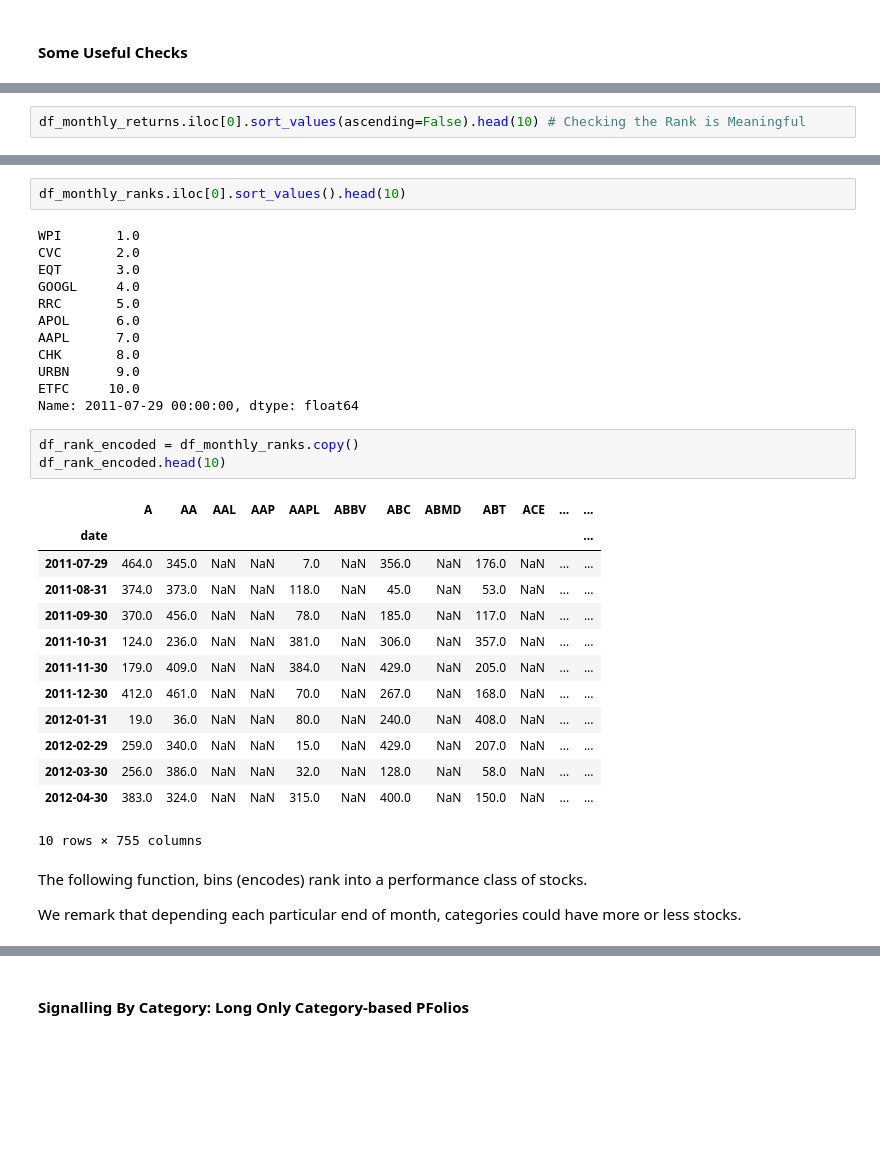
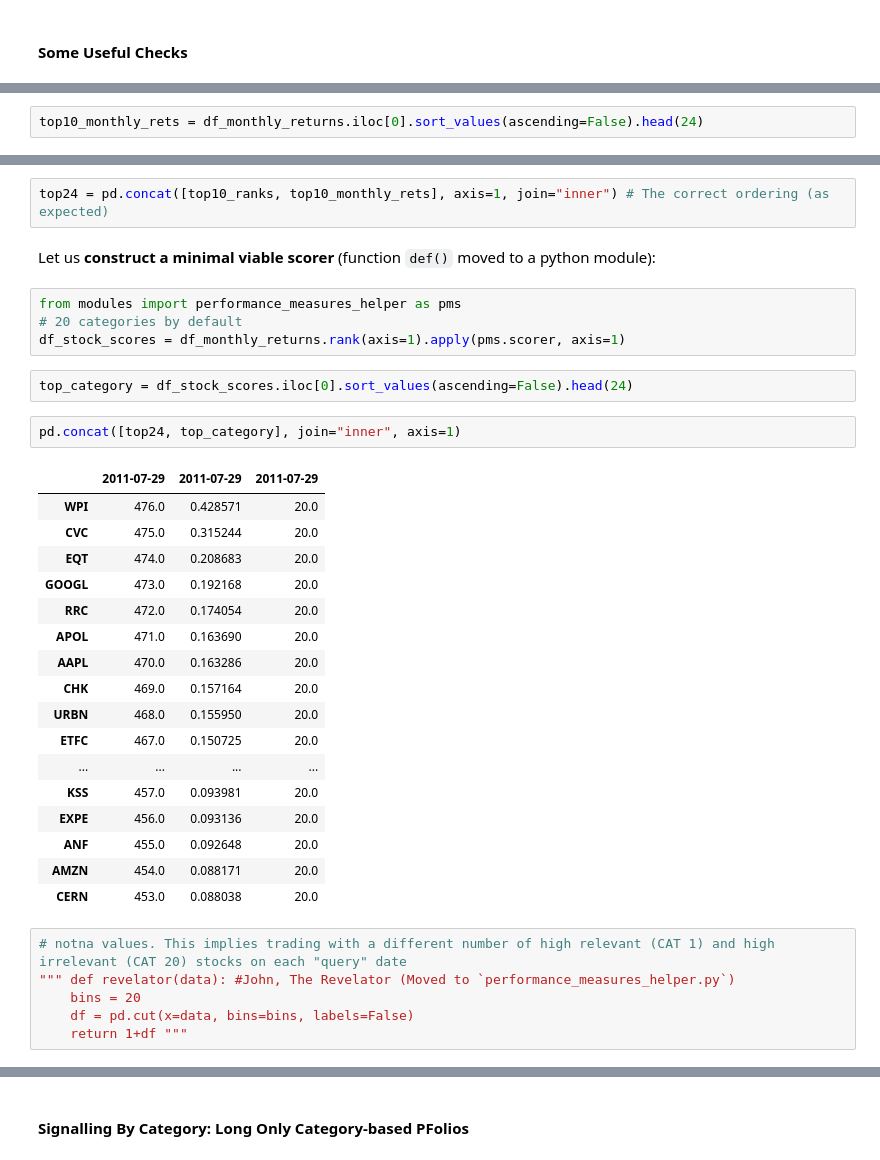
Before and after one commit to falken1983/pystock_recommender, a Jupyter notebook: jupyter_notebooks/scoring_stocks_performance.ipynb, the cells around one changed output, grey strips where cells are left out. Cells and saved outputs as stored; diff of their text form; blank space fills up the shorter version.

```diff
--- a/jupyter_notebooks/scoring_stocks_performance.ipynb
+++ b/jupyter_notebooks/scoring_stocks_performance.ipynb
@@ -151,2 +143,2 @@ Name: 2011-07-29 00:00:00, dtype: float64
 # %%
-df_monthly_returns.iloc[0].sort_values(ascending=False).head(10) # Checking the Rank is Meaningful
+top10_monthly_rets = df_monthly_returns.iloc[0].sort_values(ascending=False).head(24)
@@ -295,35 +145,36 @@ df_monthly_ranks = df_monthly_returns.rank(ascending=False, axis=1)
+# %%
+top24 = pd.concat([top10_ranks, top10_monthly_rets], axis=1, join="inner") # The correct ordering (as expected)
+# %% [markdown]
+Let us **construct a minimal viable scorer** (function `def()` moved to a python module):
+# %%
+from modules import performance_measures_helper as pms
+# 20 categories by default
+df_stock_scores = df_monthly_returns.rank(axis=1).apply(pms.scorer, axis=1)
 # %%
-df_monthly_ranks.iloc[0].sort_values().head(10)
+top_category = df_stock_scores.iloc[0].sort_values(ascending=False).head(24)
-# %% [output]
-WPI       1.0
-CVC       2.0
-EQT       3.0
-GOOGL     4.0
-RRC       5.0
-APOL      6.0
-AAPL      7.0
-CHK       8.0
-URBN      9.0
-ETFC     10.0
-Name: 2011-07-29 00:00:00, dtype: float64
-# %%
-df_rank_encoded = df_monthly_ranks.copy()
-df_rank_encoded.head(10)
-# %% [output]
-|  | A | AA | AAL | AAP | AAPL | ABBV | ABC | ABMD | ABT | ACE | ... | ... |
-| date |  |  |  |  |  |  |  |  |  |  |  | ... |
-| 2011-07-29 | 464.0 | 345.0 | NaN | NaN | 7.0 | NaN | 356.0 | NaN | 176.0 | NaN | ... | ... |
-| 2011-08-31 | 374.0 | 373.0 | NaN | NaN | 118.0 | NaN | 45.0 | NaN | 53.0 | NaN | ... | ... |
-| 2011-09-30 | 370.0 | 456.0 | NaN | NaN | 78.0 | NaN | 185.0 | NaN | 117.0 | NaN | ... | ... |
-| 2011-10-31 | 124.0 | 236.0 | NaN | NaN | 381.0 | NaN | 306.0 | NaN | 357.0 | NaN | ... | ... |
-| 2011-11-30 | 179.0 | 409.0 | NaN | NaN | 384.0 | NaN | 429.0 | NaN | 205.0 | NaN | ... | ... |
-| 2011-12-30 | 412.0 | 461.0 | NaN | NaN | 70.0 | NaN | 267.0 | NaN | 168.0 | NaN | ... | ... |
-| 2012-01-31 | 19.0 | 36.0 | NaN | NaN | 80.0 | NaN | 240.0 | NaN | 408.0 | NaN | ... | ... |
-| 2012-02-29 | 259.0 | 340.0 | NaN | NaN | 15.0 | NaN | 429.0 | NaN | 207.0 | NaN | ... | ... |
-| 2012-03-30 | 256.0 | 386.0 | NaN | NaN | 32.0 | NaN | 128.0 | NaN | 58.0 | NaN | ... | ... |
-| 2012-04-30 | 383.0 | 324.0 | NaN | NaN | 315.0 | NaN | 400.0 | NaN | 150.0 | NaN | ... | ... |
-10 rows × 755 columns
-# %% [markdown]
-The following function, bins (encodes) rank into a performance class of stocks.
-
-We remark that depending each particular end of month, categories could have more or less stocks.
+# %%
+pd.concat([top24, top_category], join="inner", axis=1)
+# %% [output]
+|  | 2011-07-29 | 2011-07-29 | 2011-07-29 |
+| WPI | 476.0 | 0.428571 | 20.0 |
+| CVC | 475.0 | 0.315244 | 20.0 |
+| EQT | 474.0 | 0.208683 | 20.0 |
+| GOOGL | 473.0 | 0.192168 | 20.0 |
+| RRC | 472.0 | 0.174054 | 20.0 |
+| APOL | 471.0 | 0.163690 | 20.0 |
+| AAPL | 470.0 | 0.163286 | 20.0 |
+| CHK | 469.0 | 0.157164 | 20.0 |
+| URBN | 468.0 | 0.155950 | 20.0 |
+| ETFC | 467.0 | 0.150725 | 20.0 |
+| ... | ... | ... | ... |
+| KSS | 457.0 | 0.093981 | 20.0 |
+| EXPE | 456.0 | 0.093136 | 20.0 |
+| ANF | 455.0 | 0.092648 | 20.0 |
+| AMZN | 454.0 | 0.088171 | 20.0 |
+| CERN | 453.0 | 0.088038 | 20.0 |
+# %%
+# notna values. This implies trading with a different number of high relevant (CAT 1) and high irrelevant (CAT 20) stocks on each "query" date
+""" def revelator(data): #John, The Revelator (Moved to `performance_measures_helper.py`)
+    bins = 20
+    df = pd.cut(x=data, bins=bins, labels=False)
+    return 1+df """
```
Also changed, not shown: parts of 36 cells of this notebook, 2 other files.
